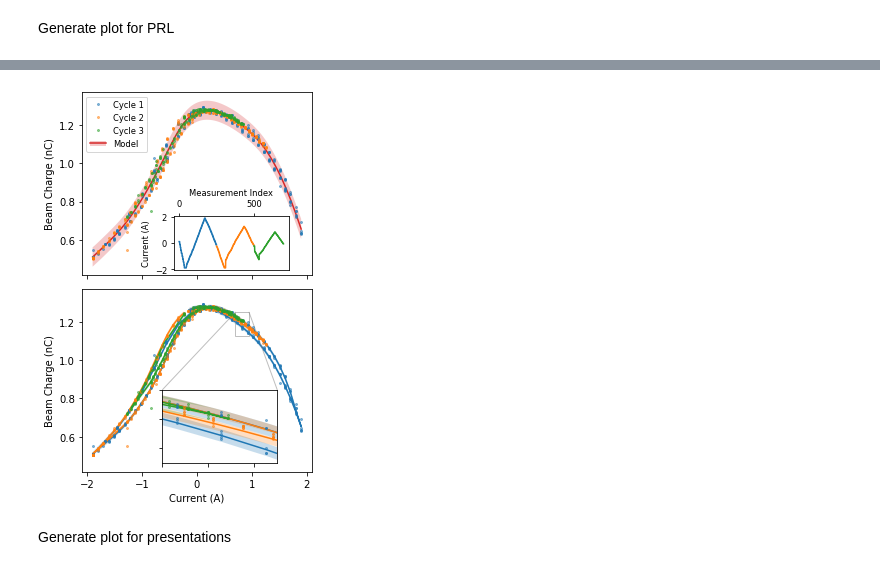
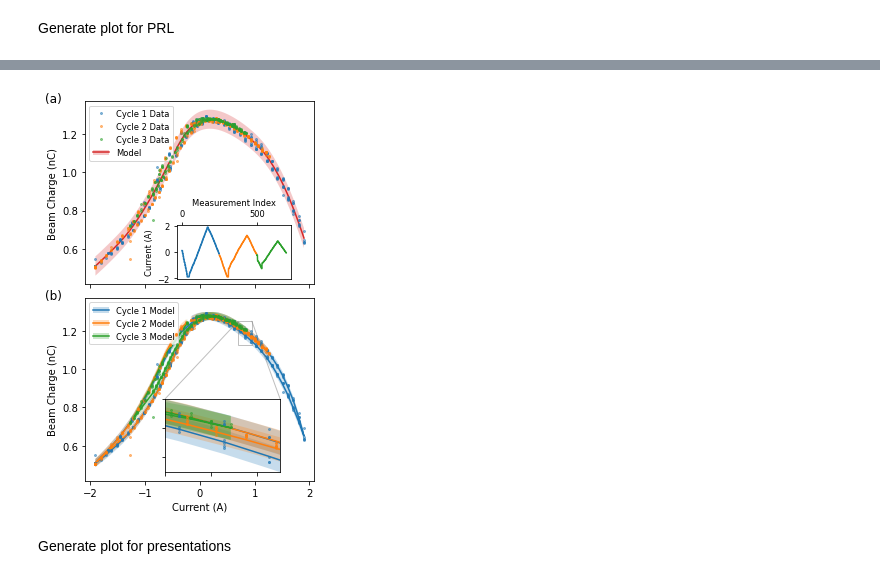
Before and after one commit to roussel-ryan/diff_hysteresis, a Jupyter notebook: fitting/aps/experiment.ipynb, the cells around one changed output, grey strips where cells are left out. Cells and saved outputs as stored; diff of their text form; code cells hidden in the pictures.

```diff
--- a/fitting/aps/experiment.ipynb
+++ b/fitting/aps/experiment.ipynb
@@ -23,6 +23,16 @@ ax2.plot(beam_charge[0], beam_charge_smooth)
 [<matplotlib.lines.Line2D at 0x...>]
 [figure]
 # %%
+def identify_turning_points(input_data):
+    """ find indicies where the difference goes through zero"""
+    diff = input_data[1:] - input_data[:-1]
+    sign = np.sign(diff)
+    sz = sign == 0
+    while sz.any():
+        sign[sz] = np.roll(sign, 1)[sz]
+        sz = sign == 0
+    sign_change = ((np.roll(sign,1) - sign) != 0).astype('int')
+    return np.nonzero(sign_change)[0]
 
 # bin measured current based on timestamps for current read back
 end_idx = -200
@@ -46,6 +56,10 @@ print(beam_charge_full.shape)
 cycle_indicies = np.array([0, 250, 500, len(beam_charge_full)]) * 10/skip
 cycle_indicies = cycle_indicies.astype('int')
 
+turning_points = identify_turning_points(beam_charge_full[:,0])
+print(turning_points)
+
+
 fig, (ax, ax2) = plt.subplots(2,1)
 fig.set_size_inches(6,8)
 step = np.arange(len(beam_charge_full))
@@ -61,6 +75,8 @@ for i in range(len(cycle_indicies) - 1):
 
     ax2.plot(step[cycle_indicies[i]:cycle_indicies[i+1]],
         beam_charge_full[cycle_indicies[i]:cycle_indicies[i+1]].T[0],c=f'C{i}')
+for ele in turning_points:
+    ax2.axvline(ele)
 fig.tight_layout()
 fig.savefig('experiment_data.png', dpi=300)
 # %% [output]
@@ -100,8 +117,10 @@ train_y = torch.tensor(train_y).double()
 H = BaseHysteresis(
     train_x.flatten(),
     polynomial_degree=1,
-    mesh_scale=0.1,
+    temp=1e-4,
+    mesh_scale=0.5,
     trainable=True
 )
+print(len(H.mesh_points))
 model = ExactHybridGP(train_x, train_y.flatten().clone(), H)
 mll = ExactMarginalLogLikelihood(model.gp.likelihood, model)
@@ -137,15 +205,15 @@ with torch.no_grad():
     post = model(train_x.double(), return_real=True, return_likelihood=True)
     mean_out = post.mean.flatten()
     std = torch.sqrt(post.variance).flatten()
-    l = (mean_out - std).flatten()
-    u = (mean_out + std).flatten()
+    l = (mean_out - 2*std).flatten()
+    u = (mean_out + 2*std).flatten()
 
-fig, (ax2, ax) = plt.subplots(2,1,sharex='all', sharey='all')
+fig, (axa, axb) = plt.subplots(2,1,sharex='all', sharey='all')
 fig.set_size_inches(4,6)
 ms=2
 
 
-axins = ax.inset_axes([0.35,0.05,0.5, 0.4])
+axins = axb.inset_axes([0.35,0.05,0.5, 0.4])
 #axins.set_xlim(0.45,0.6)
 #axins.set_ylim(1.225, 1.275)
 
@@ -156,24 +224,48 @@ axins.set_yticklabels([])
 axins.set_xticklabels([])
 
 # plot training data
-for a in [ax, axins, ax2]:
+for a in [axb, axins, axa]:
     for i in range(len(cycle_indicies) - 1):
         a.plot(train_x[cycle_indicies[i]:cycle_indicies[i+1]],
                train_y[cycle_indicies[i]:cycle_indicies[i+1]],
-               'o',ms=ms,c=f'C{i}',label=f'Cycle {i+1}',zorder=10+i,alpha=0.5)
+               'o',ms=ms,c=f'C{i}',label=f'Cycle {i+1} Data',zorder=10+i,alpha=0.5)
 
 
+# plot joint-model predictions
+for a in [axb, axins]:
+    for i in range(len(cycle_indicies) - 1):
+        plot_x = train_x[cycle_indicies[i]:cycle_indicies[i+1]].flatten()
+        plot_mean = mean_out[cycle_indicies[i]:cycle_indicies[i+1]].detach()
+        plot_l = l[cycle_indicies[i]:cycle_indicies[i+1]]
+        plot_u = u[cycle_indicies[i]:cycle_indicies[i+1]]
 
-for a in [ax, axins]:
-    for i in range(len(cycle_indicies) - 1):
-        a.plot(train_x[cycle_indicies[i]:cycle_indicies[i+1]],
-               mean_out[cycle_indicies[i]:cycle_indicies[i+1]].detach(),
-               f'C{i}')
-        a.fill_between(train_x.flatten()[cycle_indicies[i]:cycle_indicies[i+1]],
-                       l[cycle_indicies[i]:cycle_indicies[i+1]],
-                       u[cycle_indicies[i]:cycle_indicies[i+1]],
-                       alpha=0.25,fc=f'C{i}')
-ax.indicate_inset_zoom(axins)
+        # plot mean
+        a.plot(plot_x, plot_mean,f'C{i}',label=f'Cycle {i+1} Model')
+
+        # plot confidence regions (separate for each direction)
+        turning_points = identify_turning_points(plot_x.numpy())
+        turning_points = [0, *turning_points, len(plot_x)]
+        print(turning_points)
+
+        for j in range(len(turning_points)-1):
+            a.fill_between(
+                plot_x[turning_points[j] : turning_points[j+1]],
+                plot_l[turning_points[j] : turning_points[j+1]],
+                plot_u[turning_points[j] : turning_points[j+1]],
+                alpha=0.25,fc=f'C{i}',label='s')
+
+axb.indicate_inset_zoom(axins)
+
+# legend for axis b
+handles, labels = axb.get_legend_handles_labels()
+print(handles)
+new_handles = [(handles[3], handles[6]),
+               (handles[4], handles[9]),
+               (handles[5], handles[12])]
+new_labels = labels[3:6]
+axb.legend(new_handles, new_labels,loc=2, fontsize='small')
+
+
 
 test_x = torch.linspace(*model.hysteresis_models[0].valid_domain,100).double()
 with torch.no_grad():
@@ -181,21 +273,22 @@ with torch.no_grad():
     gp_mean = gp_post.mean
     gp_l, gp_u = gp_post.confidence_region()
 
-ax2.plot(test_x, gp_mean,'C3', label='Model')
-ax2.fill_between(test_x, gp_l, gp_u, alpha=0.25,fc='C3',label='Confidence')
+# plot normal model predictions
+axa.plot(test_x, gp_mean,'C3', label='Model')
+axa.fill_between(test_x, gp_l, gp_u, alpha=0.25,fc='C3',label='Confidence')
 
-handles, labels = ax2.get_legend_handles_labels()
+handles, labels = axa.get_legend_handles_labels()
 new_handles = [*handles[:-2],(handles[-2], handles[-1])]
 new_labels = labels[:-1]
-ax2.legend(new_handles, new_labels,loc=2, fontsize='small')
+axa.legend(new_handles, new_labels,loc=2, fontsize='small')
 
 
-ax.set_ylabel('Beam Charge (nC)')
-ax2.set_ylabel('Beam Charge (nC)')
-ax.set_xlabel('Current (A)')
+axb.set_ylabel('Beam Charge (nC)')
+axa.set_ylabel('Beam Charge (nC)')
+axb.set_xlabel('Current (A)')
 fig.tight_layout()
 
-axins2 = ax2.inset_axes([0.4,0.025,0.5, 0.3])
+axins2 = axa.inset_axes([0.4,0.025,0.5, 0.3])
 axins2.set_ylabel('Current (A)',fontsize='small')
 axins2.set_xlabel('Measurement Index',fontsize='small')
 axins2.xaxis.tick_top()
@@ -210,7 +303,10 @@ for i in range(len(cycle_indicies) - 1):
     axins2.plot(step[cycle_indicies[i]:cycle_indicies[i+1]],
         beam_charge_full[cycle_indicies[i]:cycle_indicies[i+1]].T[0],c=f'C{i}')
 
-
+for ax, l in zip([axa,axb],['a','b']):
+    ax.text(-0.1, 1.05, f'({l})', ha='right',
+               va='top', transform=ax.transAxes,
+               fontdict={'size': 12})
 
 fig.savefig('experimental_modeling_paper.png', dpi=300)
 # %% [output]
@@ -217,4 +320,4 @@ fig.savefig('experimental_modeling_paper.png', dpi=300)
-[figure, old version]
+[figure, new version]
 # %% [markdown]
 Generate plot for presentations
 # %%
```
Also changed, not shown: parts of 8 cells of this notebook, 33 other files.
